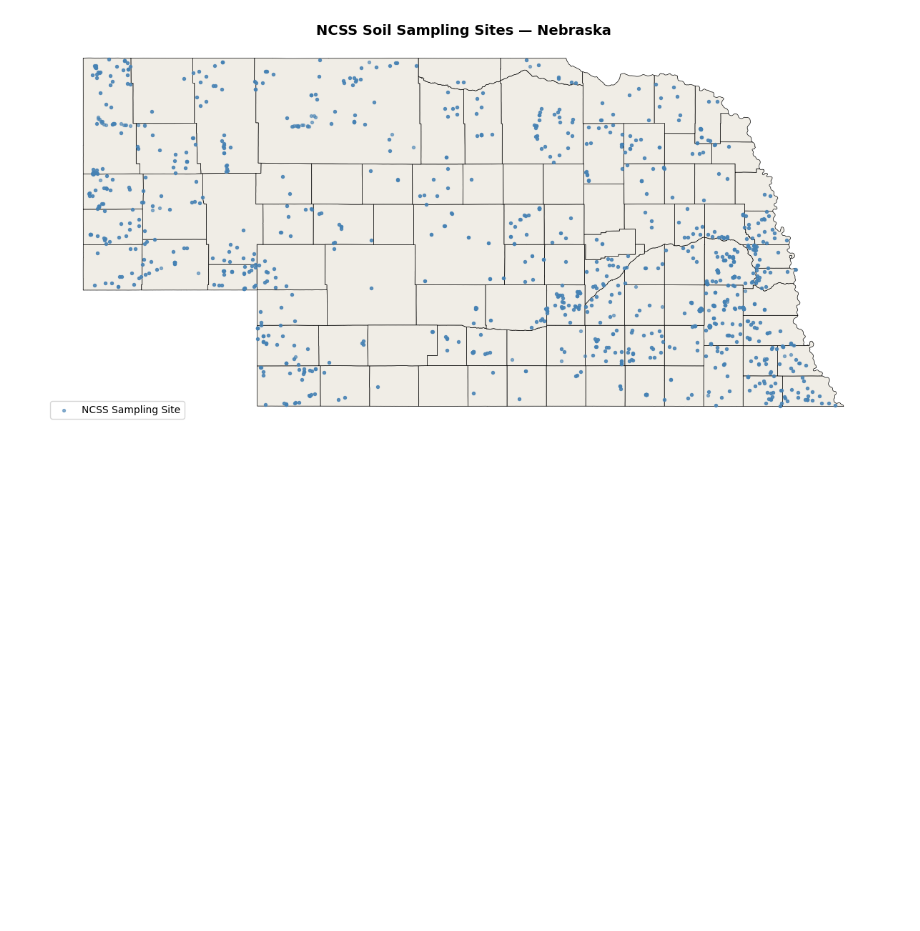
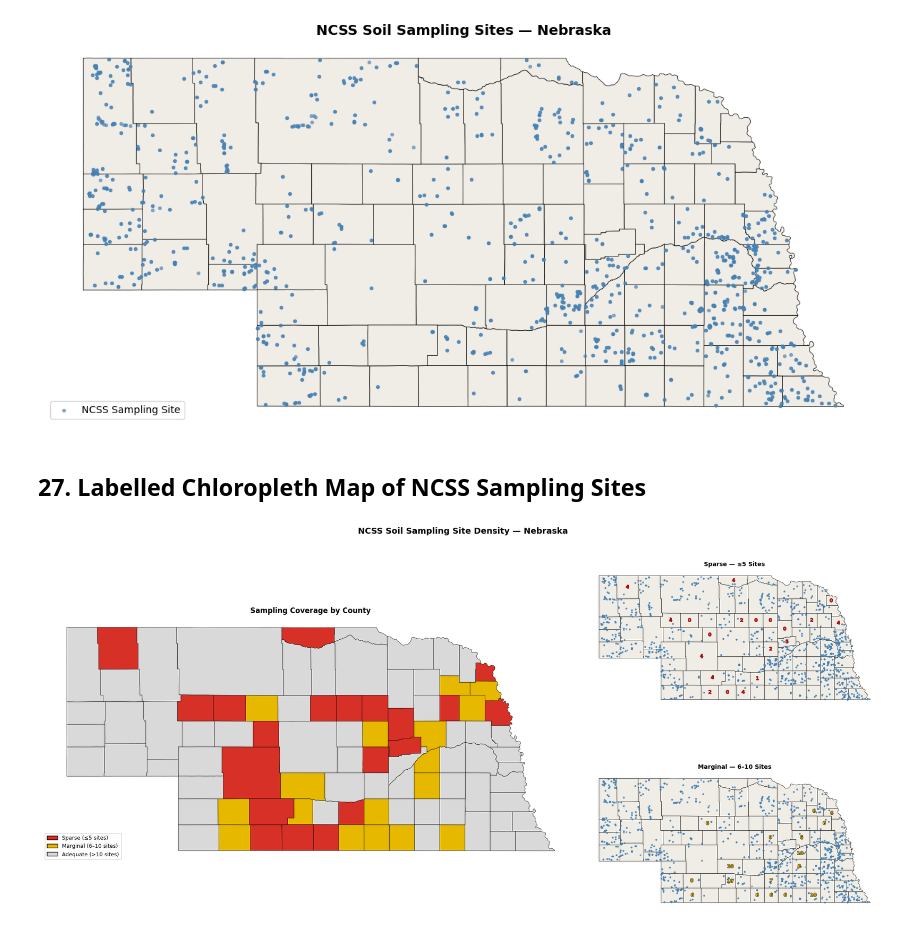
Before and after one commit to kpkrumm/nebraska-soil-analysis, a Jupyter notebook: nebraska-soil-analysis.ipynb, the cells around one changed output. Cells and saved outputs as stored; diff of their text form; code cells hidden in the pictures; blank space fills up the shorter version.

```diff
--- a/nebraska-soil-analysis.ipynb
+++ b/nebraska-soil-analysis.ipynb
@@ -724,3 +740,77 @@ plt.savefig('nebraska_sampling_sites.png', dpi=300, bbox_inches='tight')
 plt.show()
 # %% [output]
 [figure]
+# %% [markdown]
+## 27. Labelled Chloropleth Map of NCSS Sampling Sites
+# %%
+import matplotlib.patheffects as pe
+import matplotlib.gridspec as gridspec
+from matplotlib.patches import Patch
+
+fig = plt.figure(figsize=(20, 10))
+gs = gridspec.GridSpec(2, 2, width_ratios=[1.8, 1])
+
+ax1 = fig.add_subplot(gs[:, 0])   # Left - full height
+ax2 = fig.add_subplot(gs[0, 1])   # Top right
+ax3 = fig.add_subplot(gs[1, 1])   # Bottom right
+
+# Classify counties
+def coverage_tier(count):
+    if count <= 5:
+        return 'Sparse (≤5)'
+    elif count <= 10:
+        return 'Marginal (6–10)'
+    else:
+        return 'Adequate (>10)'
+
+nebraska_counts['coverage'] = nebraska_counts['site_count'].apply(coverage_tier)
+
+color_map = {
+    'Sparse (≤5)': '#d73027',
+    'Marginal (6–10)': '#e6b800',
+    'Adequate (>10)': '#d9d9d9'
+}
+
+nebraska_counts['color'] = nebraska_counts['coverage'].map(color_map)
+
+# Panel 1 - Summary choropleth
+nebraska_counts.plot(ax=ax1, color=nebraska_counts['color'], edgecolor='black', linewidth=0.5)
+ax1.set_title('Sampling Coverage by County', fontsize=12, fontweight='bold')
+ax1.set_axis_off()
+
+legend_elements = [
+    Patch(facecolor='#d73027', edgecolor='black', label='Sparse (≤5 sites)'),
+    Patch(facecolor='#e6b800', edgecolor='black', label='Marginal (6–10 sites)'),
+    Patch(facecolor='#d9d9d9', edgecolor='black', label='Adequate (>10 sites)')
+]
+ax1.legend(handles=legend_elements, fontsize=9, loc='lower left')
+
+# Panel 2 - Sparse
+nebraska_counts.plot(ax=ax2, facecolor='#f0ede6', edgecolor='black', linewidth=0.5)
+ne_sites_clipped.plot(ax=ax2, color='steelblue', markersize=4, alpha=0.6)
+sparse = nebraska_counts[nebraska_counts['site_count'] <= 5]
+for _, row in sparse.iterrows():
+    centroid = row.geometry.centroid
+    ax2.annotate(str(row['site_count']), xy=(centroid.x, centroid.y),
+                fontsize=8, color='red', ha='center', va='center', fontweight='bold', path_effects=[pe.withStroke(linewidth=.75, foreground='black')])
+ax2.set_title('Sparse — ≤5 Sites', fontsize=10, fontweight='bold')
+ax2.set_axis_off()
+
+# Panel 3 - Marginal
+nebraska_counts.plot(ax=ax3, facecolor='#f0ede6', edgecolor='black', linewidth=0.5)
+ne_sites_clipped.plot(ax=ax3, color='steelblue', markersize=4, alpha=0.6)
+marginal = nebraska_counts[(nebraska_counts['site_count'] >= 6) & (nebraska_counts['site_count'] <= 10)]
+for _, row in marginal.iterrows():
+    centroid = row.geometry.centroid
+    ax3.annotate(str(row['site_count']), xy=(centroid.x, centroid.y),
+                fontsize=8, color='#e6b800', ha='center', va='center', fontweight='bold',
+                path_effects=[pe.withStroke(linewidth=1, foreground='black')])
+ax3.set_title('Marginal — 6–10 Sites', fontsize=10, fontweight='bold')
+ax3.set_axis_off()
+
+fig.suptitle('NCSS Soil Sampling Site Density — Nebraska', fontsize=14, fontweight='bold')
+plt.tight_layout()
+plt.savefig('nebraska_sampling_sites.png', dpi=300, bbox_inches='tight')
+plt.show()
+# %% [output]
+[figure, added]
```
Also changed, not shown: parts of 7 cells of this notebook, 2 other files.
